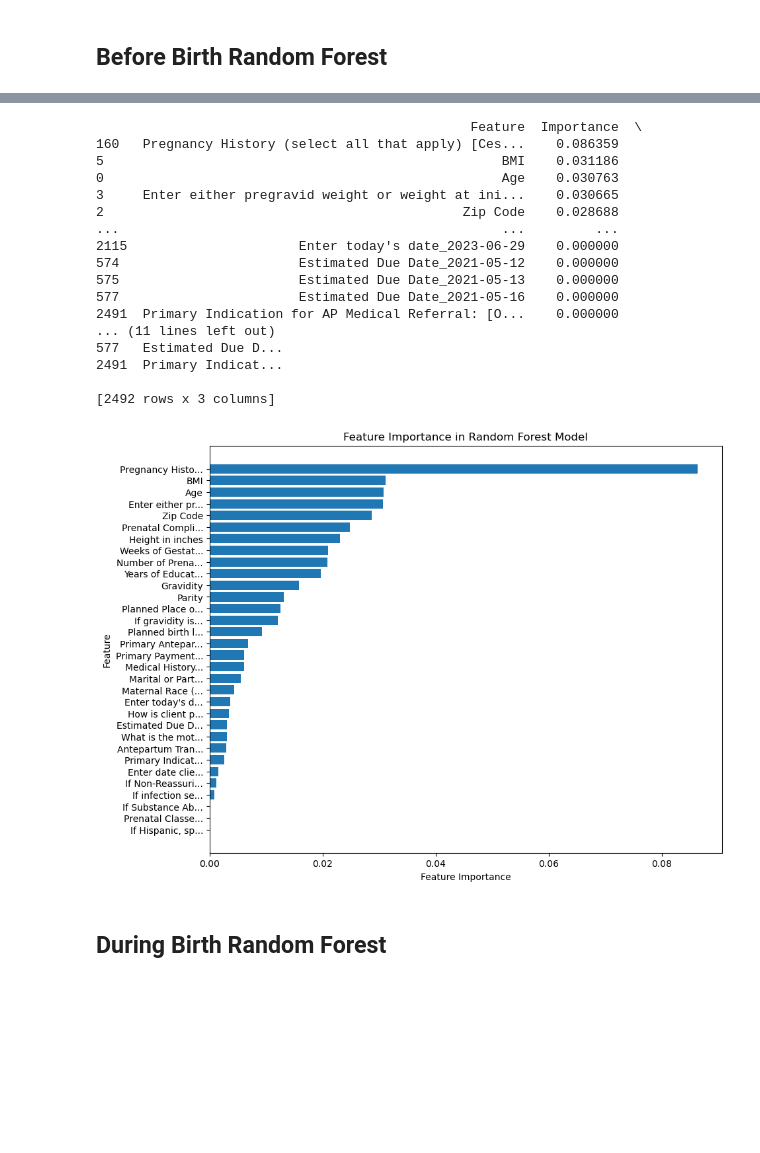
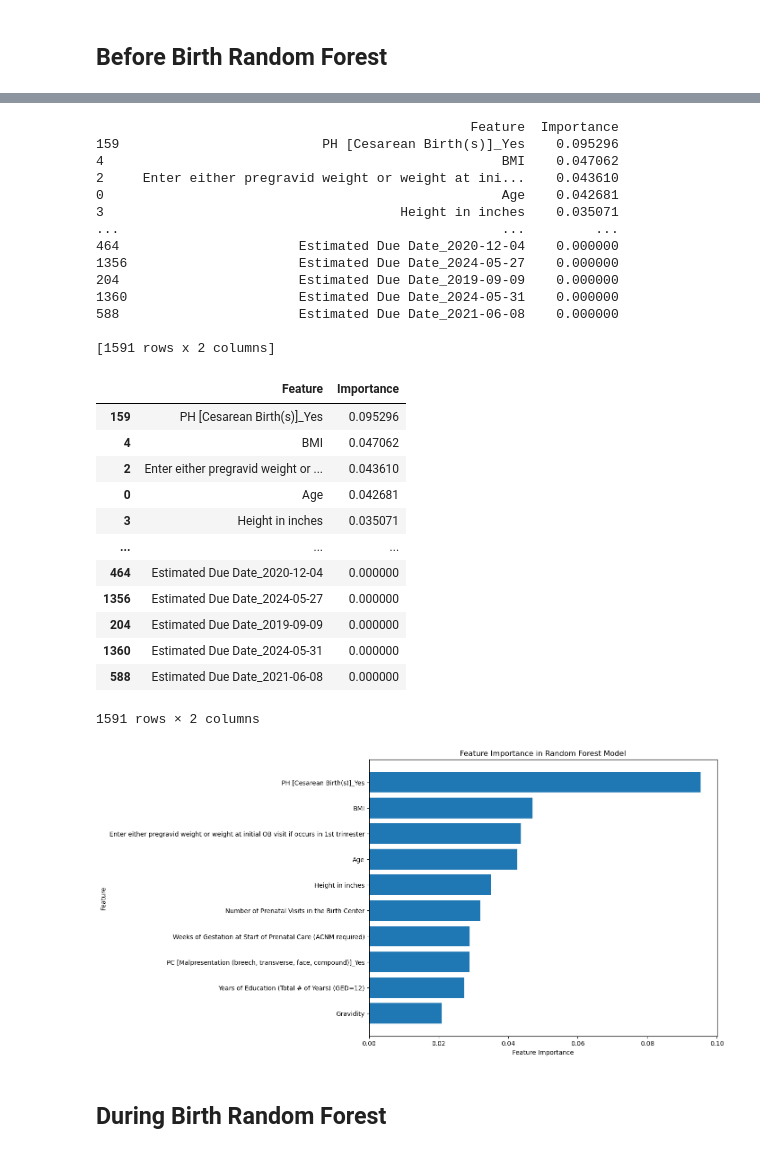
Before and after one commit to SwagmasterMatt/birth-center-outcomes-ML, a Jupyter notebook: pre_processing.ipynb, the cells around one changed output, grey strips where cells are left out. Drawn from its saved outputs; the diff is of its cells as text; code cells hidden in the pictures; blank space fills up the shorter version.

```diff
--- a/pre_processing.ipynb
+++ b/pre_processing.ipynb
@@ -950,38 +1093,51 @@ importances = model.feature_importances_
 feature_names = X.columns
 
 importance_df = pd.DataFrame({"Feature": feature_names, "Importance": importances})
-importance_df["Short Feature"] = importance_df["Feature"].apply(lambda x: x[:15] + '...' if len(x) > 20 else x)
+# importance_df["Short Feature"] = importance_df["Feature"].apply(lambda x: x[:15] + '...' if len(x) > 20 else x)
 importance_df = importance_df.sort_values(by="Importance", ascending=False)
 
 print(importance_df)
 # %% [output]
-                                                Feature  Importance  \
-160   Pregnancy History (select all that apply) [Ces...    0.086359
-5                                                   BMI    0.031186
-0                                                   Age    0.030763
-3     Enter either pregravid weight or weight at ini...    0.030665
-2                                              Zip Code    0.028688
+                                                Feature  Importance
+159                          PH [Cesarean Birth(s)]_Yes    0.095296
+4                                                   BMI    0.047062
+2     Enter either pregravid weight or weight at ini...    0.043610
+0                                                   Age    0.042681
+3                                      Height in inches    0.035071
 ...                                                 ...         ...
-2115                      Enter today's date_2023-06-29    0.000000
-574                       Estimated Due Date_2021-05-12    0.000000
-575                       Estimated Due Date_2021-05-13    0.000000
-577                       Estimated Due Date_2021-05-16    0.000000
-2491  Primary Indication for AP Medical Referral: [O...    0.000000
-... (11 lines left out)
-577   Estimated Due D...
-2491  Primary Indicat...
+464                       Estimated Due Date_2020-12-04    0.000000
+1356                      Estimated Due Date_2024-05-27    0.000000
+204                       Estimated Due Date_2019-09-09    0.000000
+1360                      Estimated Due Date_2024-05-31    0.000000
+588                       Estimated Due Date_2021-06-08    0.000000
 
-[2492 rows x 3 columns]
+[1591 rows x 2 columns]
+# %%
+importance_df
+# %% [output]
+|  | Feature | Importance |
+| 159 | PH [Cesarean Birth(s)]_Yes | 0.095296 |
+| 4 | BMI | 0.047062 |
+| 2 | Enter either pregravid weight or ... | 0.043610 |
+| 0 | Age | 0.042681 |
+| 3 | Height in inches | 0.035071 |
+| ... | ... | ... |
+| 464 | Estimated Due Date_2020-12-04 | 0.000000 |
+| 1356 | Estimated Due Date_2024-05-27 | 0.000000 |
+| 204 | Estimated Due Date_2019-09-09 | 0.000000 |
+| 1360 | Estimated Due Date_2024-05-31 | 0.000000 |
+| 588 | Estimated Due Date_2021-06-08 | 0.000000 |
+1591 rows × 2 columns
 # %%
 plt.figure(figsize=(10, 8))
-plt.barh(importance_df["Short Feature"], importance_df["Importance"])
+plt.barh(importance_df["Feature"][0:10], importance_df["Importance"][0:10])
 plt.xlabel("Feature Importance")
 plt.ylabel("Feature")
 plt.title("Feature Importance in Random Forest Model")
 plt.gca().invert_yaxis()
 plt.show()
 # %% [output]
-[figure, old version]
+[figure, new version]
 # %% [markdown]
 ## During Birth Random Forest
 # %%
```
Also changed, not shown: parts of 14 cells of this notebook, 1 other file.
